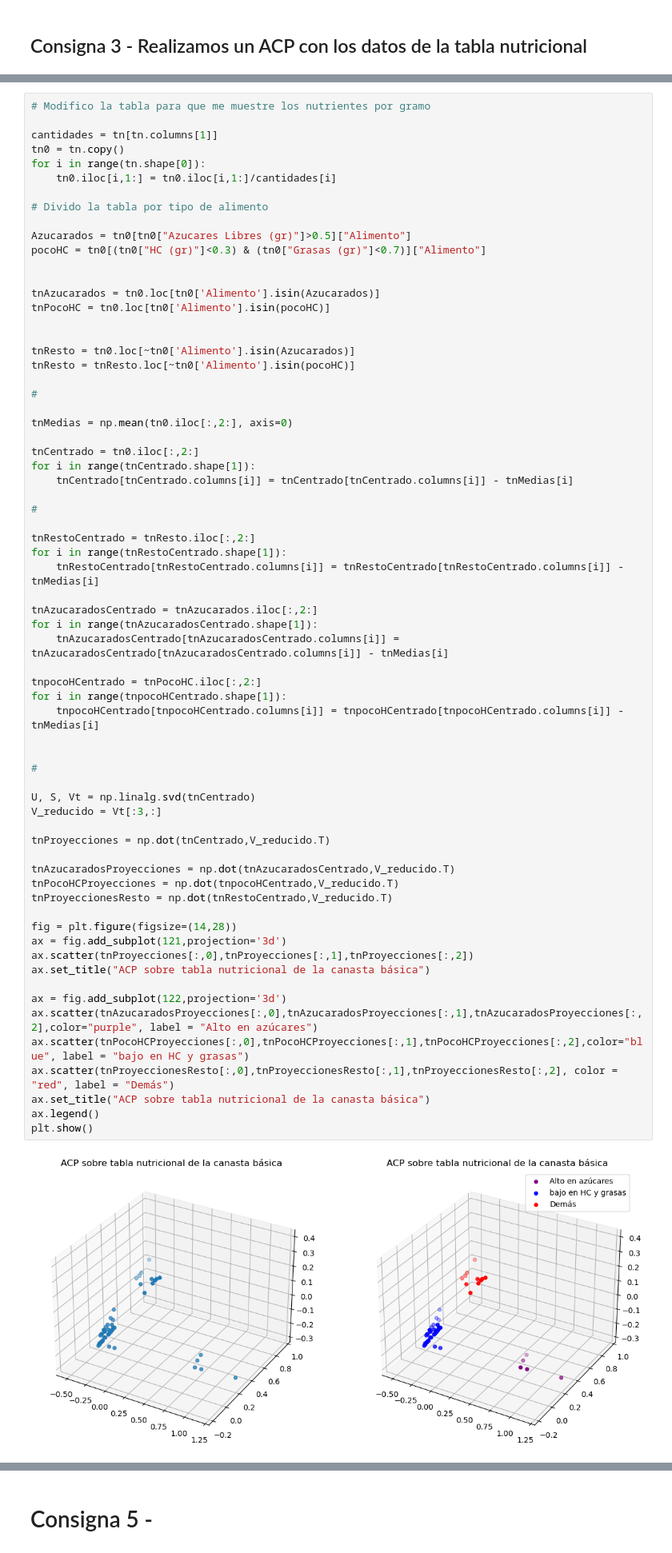
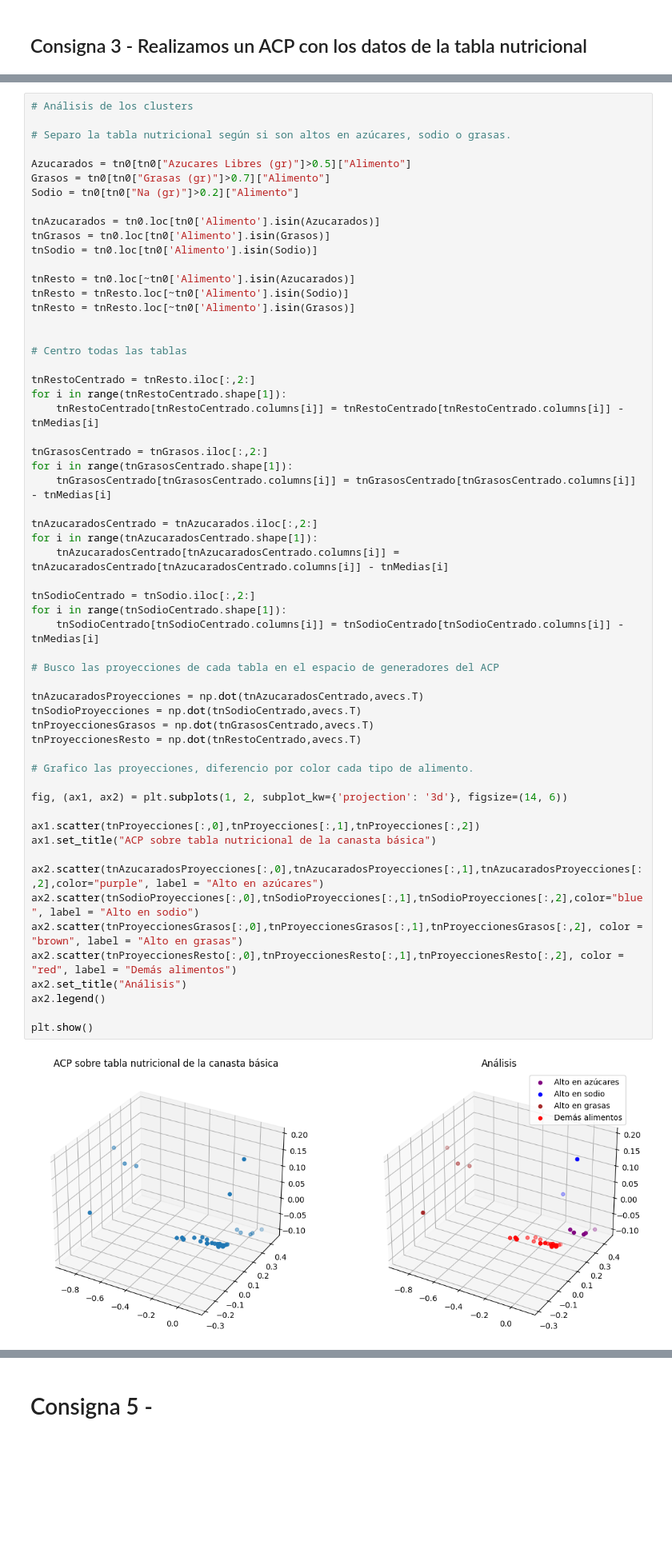
Before and after one commit to r3ch1rd/TP2alc, a Jupyter notebook: TP2alc.ipynb, the cells around one changed output, grey strips where cells are left out. Shown at 80% size. Cells and saved outputs as stored; diff of their text form; blank space fills up the shorter version.

```diff
--- a/TP2alc.ipynb
+++ b/TP2alc.ipynb
@@ -65,69 +109,60 @@ Cumple margen (tabla nutricional): False
 # %%
-# Modifico la tabla para que me muestre los nutrientes por gramo
+# Análisis de los clusters
 
-cantidades = tn[tn.columns[1]]
-tn0 = tn.copy()
-for i in range(tn.shape[0]):
-    tn0.iloc[i,1:] = tn0.iloc[i,1:]/cantidades[i]
-
-# Divido la tabla por tipo de alimento
+# Separo la tabla nutricional según si son altos en azúcares, sodio o grasas.
 
 Azucarados = tn0[tn0["Azucares Libres (gr)"]>0.5]["Alimento"]
-pocoHC = tn0[(tn0["HC (gr)"]<0.3) & (tn0["Grasas (gr)"]<0.7)]["Alimento"]
+Grasos = tn0[tn0["Grasas (gr)"]>0.7]["Alimento"]
+Sodio = tn0[tn0["Na (gr)"]>0.2]["Alimento"]
+
+tnAzucarados = tn0.loc[tn0['Alimento'].isin(Azucarados)]
+tnGrasos = tn0.loc[tn0['Alimento'].isin(Grasos)]
+tnSodio = tn0.loc[tn0['Alimento'].isin(Sodio)]
+
+tnResto = tn0.loc[~tn0['Alimento'].isin(Azucarados)]
+tnResto = tnResto.loc[~tn0['Alimento'].isin(Sodio)]
+tnResto = tnResto.loc[~tn0['Alimento'].isin(Grasos)]
 
 
-tnAzucarados = tn0.loc[tn0['Alimento'].isin(Azucarados)]
-tnPocoHC = tn0.loc[tn0['Alimento'].isin(pocoHC)]
-
-
-tnResto = tn0.loc[~tn0['Alimento'].isin(Azucarados)]
-tnResto = tnResto.loc[~tn0['Alimento'].isin(pocoHC)]
-
-#
-
-tnMedias = np.mean(tn0.iloc[:,2:], axis=0)
-
-tnCentrado = tn0.iloc[:,2:]
-for i in range(tnCentrado.shape[1]):
-    tnCentrado[tnCentrado.columns[i]] = tnCentrado[tnCentrado.columns[i]] - tnMedias[i]
-
-#
+# Centro todas las tablas
 
 tnRestoCentrado = tnResto.iloc[:,2:]
 for i in range(tnRestoCentrado.shape[1]):
     tnRestoCentrado[tnRestoCentrado.columns[i]] = tnRestoCentrado[tnRestoCentrado.columns[i]] - tnMedias[i]
 
+tnGrasosCentrado = tnGrasos.iloc[:,2:]
+for i in range(tnGrasosCentrado.shape[1]):
+    tnGrasosCentrado[tnGrasosCentrado.columns[i]] = tnGrasosCentrado[tnGrasosCentrado.columns[i]] - tnMedias[i]
+
 tnAzucaradosCentrado = tnAzucarados.iloc[:,2:]
 for i in range(tnAzucaradosCentrado.shape[1]):
     tnAzucaradosCentrado[tnAzucaradosCentrado.columns[i]] = tnAzucaradosCentrado[tnAzucaradosCentrado.columns[i]] - tnMedias[i]
 
-tnpocoHCentrado = tnPocoHC.iloc[:,2:]
-for i in range(tnpocoHCentrado.shape[1]):
-    tnpocoHCentrado[tnpocoHCentrado.columns[i]] = tnpocoHCentrado[tnpocoHCentrado.columns[i]] - tnMedias[i]
+tnSodioCentrado = tnSodio.iloc[:,2:]
+for i in range(tnSodioCentrado.shape[1]):
+    tnSodioCentrado[tnSodioCentrado.columns[i]] = tnSodioCentrado[tnSodioCentrado.columns[i]] - tnMedias[i]
 
+# Busco las proyecciones de cada tabla en el espacio de generadores del ACP
 
-#
+tnAzucaradosProyecciones = np.dot(tnAzucaradosCentrado,avecs.T)
+tnSodioProyecciones = np.dot(tnSodioCentrado,avecs.T)
+tnProyeccionesGrasos = np.dot(tnGrasosCentrado,avecs.T)
+tnProyeccionesResto = np.dot(tnRestoCentrado,avecs.T)
 
-U, S, Vt = np.linalg.svd(tnCentrado)
-V_reducido = Vt[:3,:]
+# Grafico las proyecciones, diferencio por color cada tipo de alimento.
 
-tnProyecciones = np.dot(tnCentrado,V_reducido.T)
+fig, (ax1, ax2) = plt.subplots(1, 2, subplot_kw={'projection': '3d'}, figsize=(14, 6))
 
-tnAzucaradosProyecciones = np.dot(tnAzucaradosCentrado,V_reducido.T)
-tnPocoHCProyecciones = np.dot(tnpocoHCentrado,V_reducido.T)
-tnProyeccionesResto = np.dot(tnRestoCentrado,V_reducido.T)
+ax1.scatter(tnProyecciones[:,0],tnProyecciones[:,1],tnProyecciones[:,2])
+ax1.set_title("ACP sobre tabla nutricional de la canasta básica")
 
-fig = plt.figure(figsize=(14,28))
-ax = fig.add_subplot(121,projection='3d')
-ax.scatter(tnProyecciones[:,0],tnProyecciones[:,1],tnProyecciones[:,2])
-ax.set_title("ACP sobre tabla nutricional de la canasta básica")
+ax2.scatter(tnAzucaradosProyecciones[:,0],tnAzucaradosProyecciones[:,1],tnAzucaradosProyecciones[:,2],color="purple", label = "Alto en azúcares")
+ax2.scatter(tnSodioProyecciones[:,0],tnSodioProyecciones[:,1],tnSodioProyecciones[:,2],color="blue", label = "Alto en sodio")
+ax2.scatter(tnProyeccionesGrasos[:,0],tnProyeccionesGrasos[:,1],tnProyeccionesGrasos[:,2], color = "brown", label = "Alto en grasas")
+ax2.scatter(tnProyeccionesResto[:,0],tnProyeccionesResto[:,1],tnProyeccionesResto[:,2], color = "red", label = "Demás alimentos")
+ax2.set_title("Análisis")
+ax2.legend()
 
-ax = fig.add_subplot(122,projection='3d')
-ax.scatter(tnAzucaradosProyecciones[:,0],tnAzucaradosProyecciones[:,1],tnAzucaradosProyecciones[:,2],color="purple", label = "Alto en azúcares")
-ax.scatter(tnPocoHCProyecciones[:,0],tnPocoHCProyecciones[:,1],tnPocoHCProyecciones[:,2],color="blue", label = "bajo en HC y grasas")
-ax.scatter(tnProyeccionesResto[:,0],tnProyeccionesResto[:,1],tnProyeccionesResto[:,2], color = "red", label = "Demás")
-ax.set_title("ACP sobre tabla nutricional de la canasta básica")
-ax.legend()
 plt.show()
 # %% [output]
-[figure, old version]
+[figure, new version]
```
Also changed, not shown: parts of 15 cells of this notebook.
